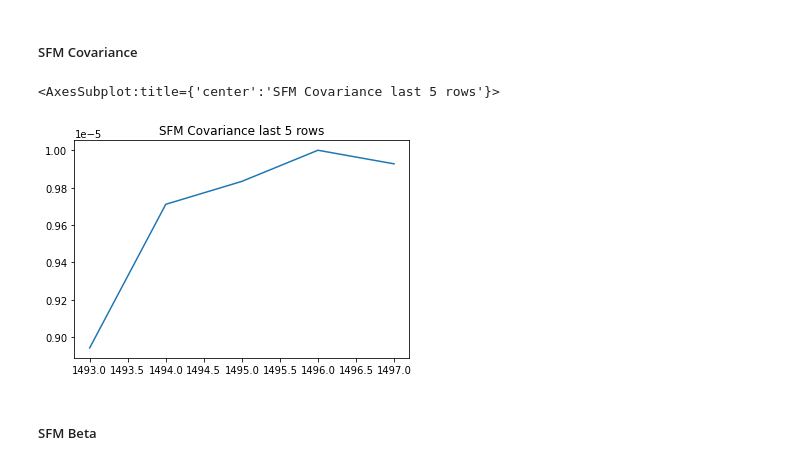
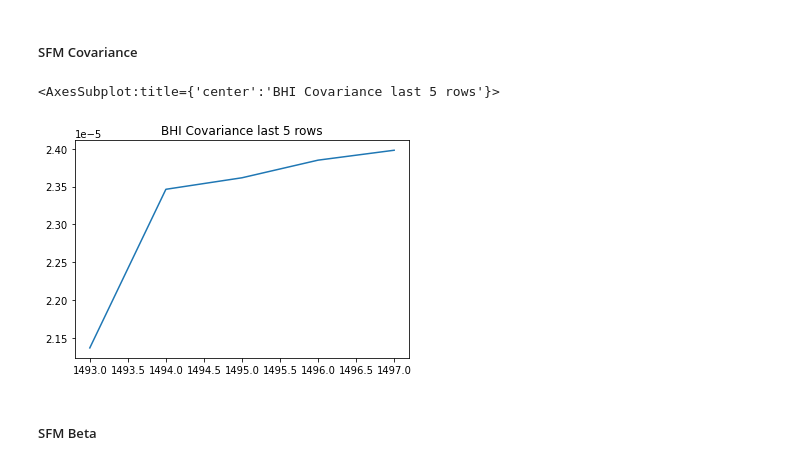
Before and after one commit to apeyton2/Risk_Return, a Jupyter notebook: risk_return_analysis.ipynb, the cells around one changed output. Saved outputs shown, nothing was run; the diff lists cells and outputs as text; code cells hidden in the pictures.

```diff
--- a/risk_return_analysis.ipynb
+++ b/risk_return_analysis.ipynb
@@ -324,10 +324,10 @@ tgmbeta.plot(figsize=(20,7),title="TGM 60 day rolling beta")
 # %% [markdown]
 ##### SFM Covariance
 # %%
-sfmcov = sfm.rolling(window=60).cov(spy)
-sfmcov.tail().plot(title='SFM Covariance last 5 rows')
+bhicov = bhi.rolling(window=60).cov(spy)
+bhicov.tail().plot(title='BHI Covariance last 5 rows')
 # %% [output]
-<AxesSubplot:title={'center':'SFM Covariance last 5 rows'}>
+<AxesSubplot:title={'center':'BHI Covariance last 5 rows'}>
-[figure, old version]
+[figure, new version]
 # %% [markdown]
 ##### SFM Beta
```
Also changed, not shown: parts of 13 cells of this notebook.
